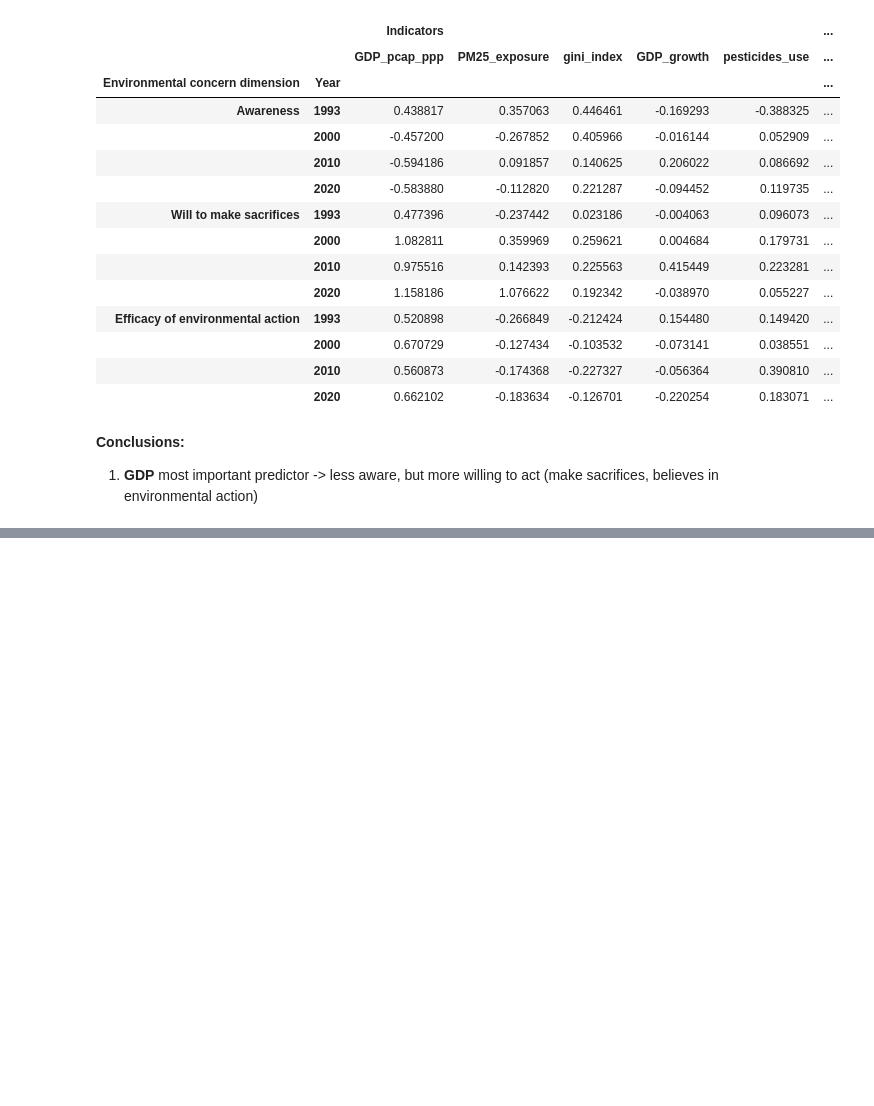
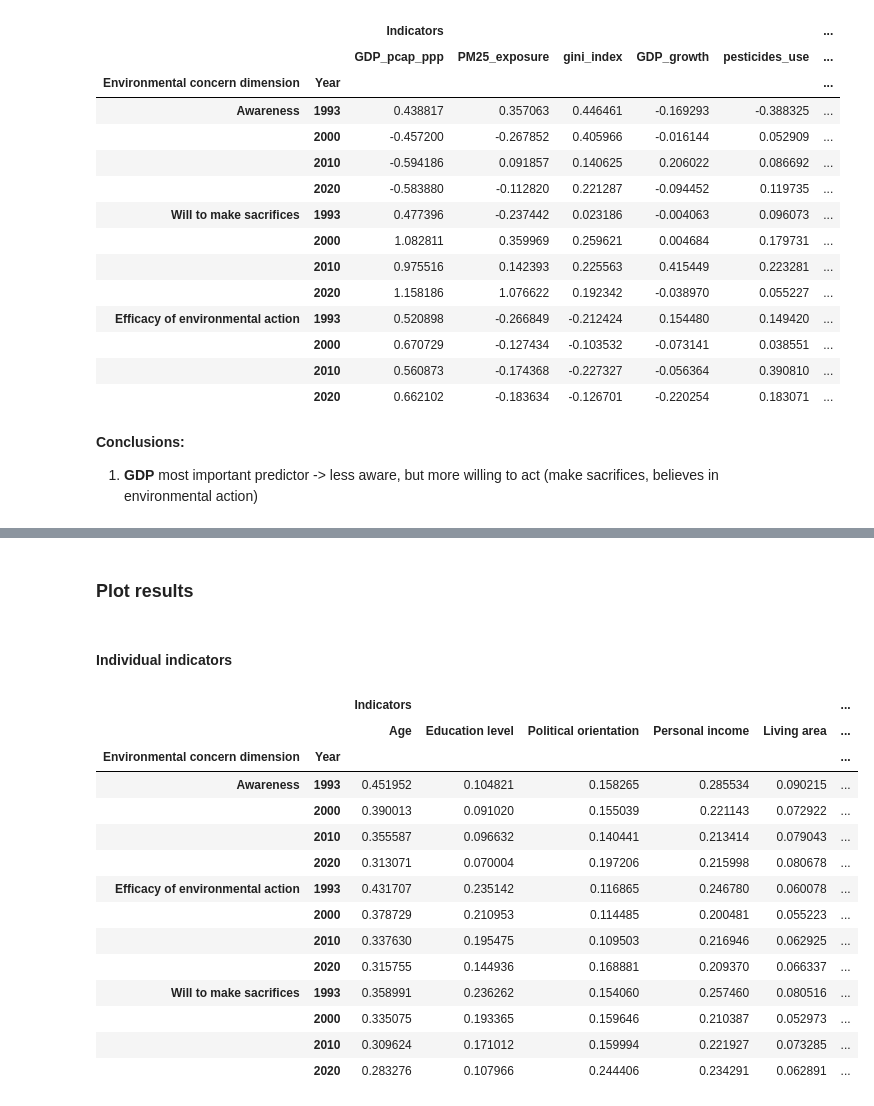
Before and after one commit to EdoardoTronconi/TesiMagistrale, a Jupyter notebook: PredictiveIndicators.ipynb, the cells around one changed output, grey strips where cells are left out. Saved outputs shown, nothing was run; the diff lists cells and outputs as text; code cells hidden in the pictures; blank space fills up the shorter version.

Commit message:
Added boosted decision trees regressor - no optimization

```diff
--- a/PredictiveIndicators.ipynb
+++ b/PredictiveIndicators.ipynb
@@ -355,8 +339,8 @@ predictive_indicators_individual.columns = pd.MultiIndex.from_tuples(predictive_
 # %%
 #quick load
 
-predictive_indicators_macro = pd.read_pickle("./Saved_variables/predictive_indicators_macro.pickle")
-predictive_indicators_individual = pd.read_pickle("./Saved_variables/predictive_indicators_individual.pickle")
+predictive_indicators_macro_linearFit = pd.read_pickle("./Saved_variables/predictive_indicators_macro_linearFit.pickle")
+predictive_indicators_individual_linearFit = pd.read_pickle("./Saved_variables/predictive_indicators_individual_linearFit.pickle")
 # %% [markdown]
 ### Plot results
 # %%
@@ -437,7 +421,7 @@ style_dataframe(data.loc[rows,cols])
 # %% [markdown]
 #### Macro indicators
 # %%
-data = predictive_indicators_macro
+data = predictive_indicators_macro_linearFit
 clustered_cols = [*cluster_dataframe(data.loc[:, ("Indicators", slice(None))], row_cluster=False).columns, *data.loc[:,("Loss", slice(None))].columns]
 style_dataframe(data.loc[:,clustered_cols])
 # %% [output]
@@ -464,0 +563,7 @@ ___
+# %%
+#quick load
+
+predictive_indicators_macro_boostedTrees = pd.read_pickle("./Saved_variables/predictive_indicators_macro_boostedTrees.pickle")
+predictive_indicators_individual_boostedTrees = pd.read_pickle("./Saved_variables/predictive_indicators_individual_boostedTrees.pickle")
+# %% [markdown]
+### Plot results
@@ -464,0 +608,31 @@ ___
+# %% [markdown]
+#### Individual indicators
+# %%
+data = predictive_indicators_individual_boostedTrees.groupby(["Environmental concern dimension", "Year"]).mean() #average over all countries
+#data = predictive_indicators_individual_boostedTrees.query("Country == 'United States'") #select specific country
+#data = predictive_indicators_individual_boostedTrees.loc[("Awareness",2010,slice(None)),:] #select topic and year
+#data = predictive_indicators_individual_boostedTrees #all data
+
+cluster_rows = False
+cluster_columns = True
+
+data_clustered = cluster_dataframe(data.fillna(0).loc[:, ("Indicators", slice(None))], row_cluster=cluster_rows, col_cluster=cluster_columns)
+cols = [*data_clustered.columns, *data.loc[:,("Loss", slice(None))].columns]
+rows = data_clustered.index
+style_dataframe(data.loc[rows,cols])
+# %% [output]
+|  |  | Indicators |  |  |  |  | ... |
+|  |  | Age | Education level | Political orientation | Personal income | Living area | ... |
+| Environmental concern dimension | Year |  |  |  |  |  | ... |
+| Awareness | 1993 | 0.451952 | 0.104821 | 0.158265 | 0.285534 | 0.090215 | ... |
+|  | 2000 | 0.390013 | 0.091020 | 0.155039 | 0.221143 | 0.072922 | ... |
+|  | 2010 | 0.355587 | 0.096632 | 0.140441 | 0.213414 | 0.079043 | ... |
+|  | 2020 | 0.313071 | 0.070004 | 0.197206 | 0.215998 | 0.080678 | ... |
+| Efficacy of environmental action | 1993 | 0.431707 | 0.235142 | 0.116865 | 0.246780 | 0.060078 | ... |
+|  | 2000 | 0.378729 | 0.210953 | 0.114485 | 0.200481 | 0.055223 | ... |
+|  | 2010 | 0.337630 | 0.195475 | 0.109503 | 0.216946 | 0.062925 | ... |
+|  | 2020 | 0.315755 | 0.144936 | 0.168881 | 0.209370 | 0.066337 | ... |
+| Will to make sacrifices | 1993 | 0.358991 | 0.236262 | 0.154060 | 0.257460 | 0.080516 | ... |
+|  | 2000 | 0.335075 | 0.193365 | 0.159646 | 0.210387 | 0.052973 | ... |
+|  | 2010 | 0.309624 | 0.171012 | 0.159994 | 0.221927 | 0.073285 | ... |
+|  | 2020 | 0.283276 | 0.107966 | 0.244406 | 0.234291 | 0.062891 | ... |
```
Also changed, not shown: parts of 14 cells of this notebook, 4 other files.
